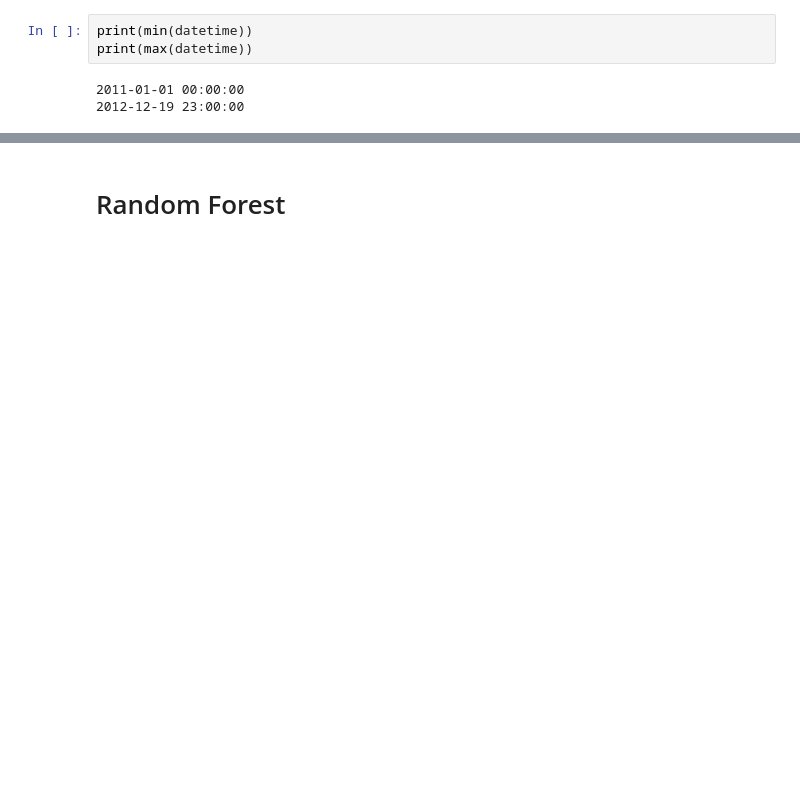
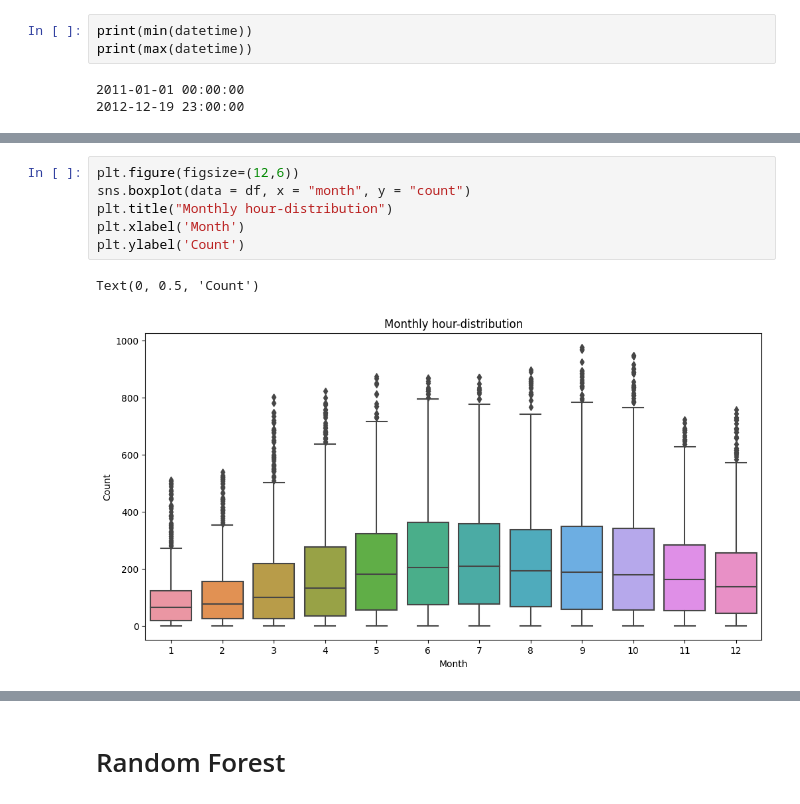
Before and after one commit to leonardotonelli/BikeSharing, a Jupyter notebook: bike-sharing-v1.ipynb, the cells around one changed output, grey strips where cells are left out. Cells and saved outputs as stored; diff of their text form; blank space fills up the shorter version.

```diff
--- a/bike-sharing-v1.ipynb
+++ b/bike-sharing-v1.ipynb
@@ -64,0 +199,9 @@ print(max(datetime))
+# %%
+plt.figure(figsize=(12,6))
+sns.boxplot(data = df, x = "month", y = "count")
+plt.title("Monthly hour-distribution")
+plt.xlabel('Month')
+plt.ylabel('Count')
+# %% [output]
+Text(0, 0.5, 'Count')
+[figure, added]
```
Also changed, not shown: parts of 19 cells of this notebook.
